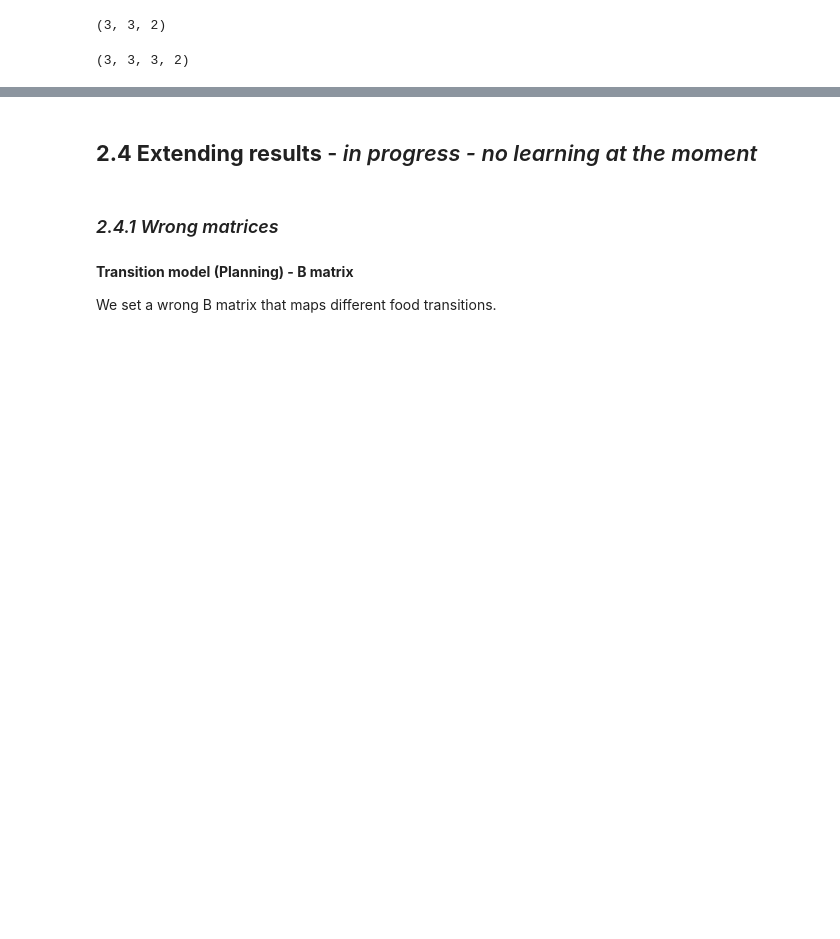
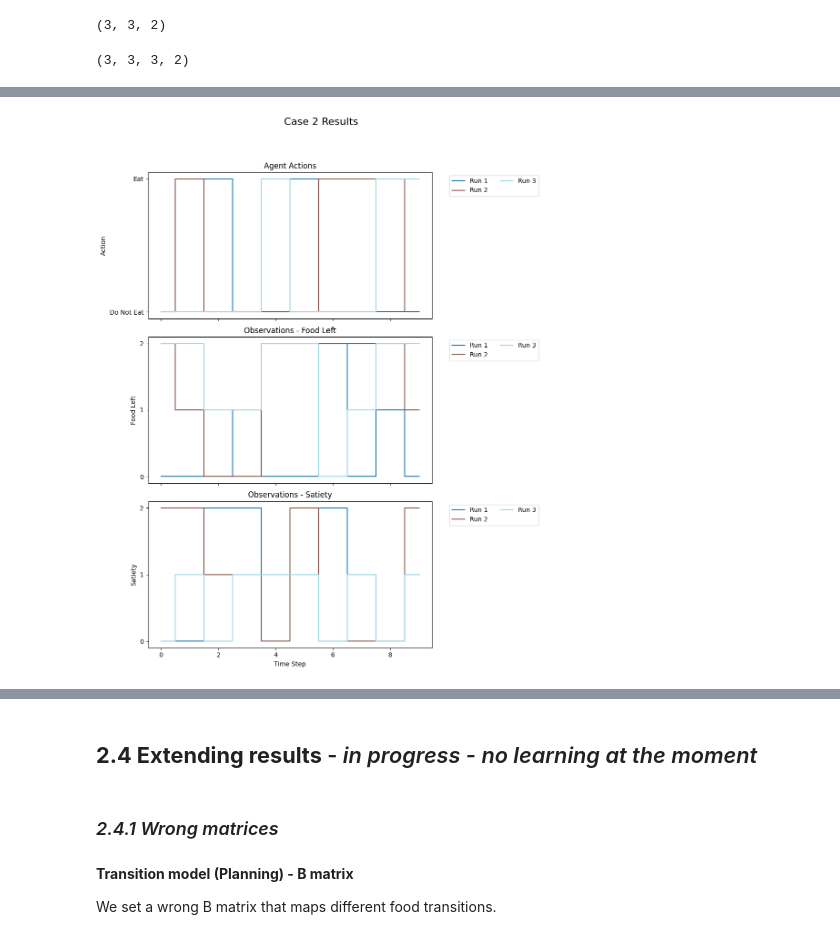
Before and after one commit to mahault/Multi-agent-sustainability, a Jupyter notebook: Sust_AIF.ipynb, the cells around one changed output, grey strips where cells are left out. Cells and saved outputs as stored; diff of their text form; code cells hidden in the pictures; blank space fills up the shorter version.

```diff
--- a/Sust_AIF.ipynb
+++ b/Sust_AIF.ipynb
@@ -2124,0 +2245,48 @@ def update_B2_matrix(B2_random, state_t_minus_1, state_t, action, B2_factor_list
+# %%
+num_runs = 3
+T = 10
+
+# Define a colormap
+cmap = get_cmap('tab20', num_runs)  # 'tab20' provides 20 different colors
+
+# Plotting the results for individual runs
+time_steps = range(T)
+
+fig, axs = plt.subplots(3, 1, figsize=(10, 12), sharex=True)
+
+# Plotting actions for each run
+for run in range(num_runs):
+    axs[0].step(time_steps, actions_list[run], where='mid', label=f'Run {run + 1}', color=cmap(run))
+axs[0].set_ylabel("Action")
+axs[0].set_title("Agent Actions")
+axs[0].set_yticks([0, 1])
+axs[0].set_yticklabels(["Do Not Eat", "Eat"])
+axs[0].legend(ncol=2, bbox_to_anchor=(1.05, 1), loc='upper left')
+
+# Plotting observations - food left for each run
+for run in range(num_runs):
+    obs_food = [obs[0] for obs in observations_list[run]]  # Extracting food left
+    axs[1].step(time_steps, obs_food, where='mid', label=f'Run {run + 1}', color=cmap(run))
+axs[1].set_ylabel("Food Left")
+axs[1].set_title("Observations - Food Left")
+axs[1].set_yticks([0, 1, 2])
+axs[1].legend(ncol=2, bbox_to_anchor=(1.05, 1), loc='upper left')
+
+# Plotting observations - satiety for each run
+for run in range(num_runs):
+    obs_satiety = [obs[1] for obs in observations_list[run]]  # Extracting satiety level
+    axs[2].step(time_steps, obs_satiety, where='mid', label=f'Run {run + 1}', color=cmap(run))
+axs[2].set_ylabel("Satiety")
+axs[2].set_title("Observations - Satiety")
+axs[2].set_yticks([0, 1, 2])
+axs[2].legend(ncol=2, bbox_to_anchor=(1.05, 1), loc='upper left')
+
+plt.xlabel("Time Step")
+plt.tight_layout()
+
+fig.suptitle("Case 2 Results", fontsize=16, y=1.02)
+plt.subplots_adjust(top=0.92)
+
+plt.show()
+# %% [output]
+[figure, added]
```
Also changed, not shown: parts of 42 cells of this notebook.
